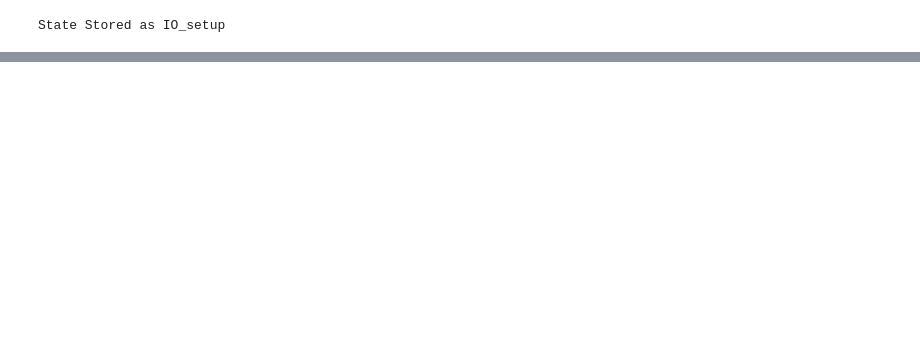
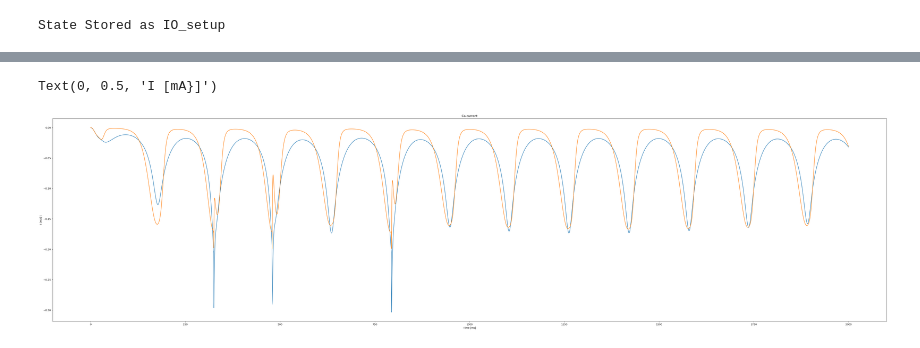
Before and after one commit to FerreroRoche/Multicompartmental-brIOan, a Jupyter notebook: Prototype_IO_SpatialNeuron.ipynb, the cells around one changed output, grey strips where cells are left out. Cells and saved outputs as stored; diff of their text form; code cells hidden in the pictures; blank space fills up the shorter version.

```diff
--- a/Prototype_IO_SpatialNeuron.ipynb
+++ b/Prototype_IO_SpatialNeuron.ipynb
@@ -439,0 +447,10 @@ plt.plot(IO_Statemon.t/ms, IO_Statemon.l[0]/mV*IO_Statemon.k[0]/mV)
+# %%
+plt.figure(3, figsize=[60,15], dpi=100)
+plt.plot(IO_Statemon.t/ms, IO_Statemon.I_prot[0])
+plt.plot(IO_Statemon.t/ms, IO_Statemon.I_Ca_l[0])
+title('Ca current')
+xlabel('Time [ms]')
+ylabel('I [mA}]')
+# %% [output]
+Text(0, 0.5, 'I [mA}]')
+[figure, added]
```
Also changed, not shown: parts of 10 cells of this notebook, 2 other files.
